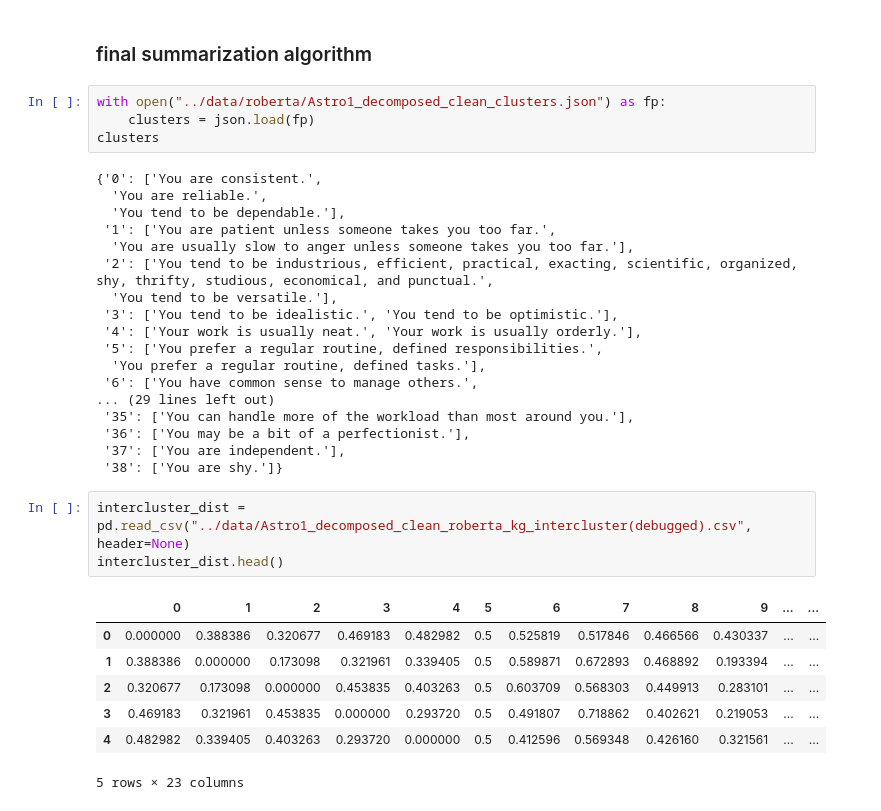
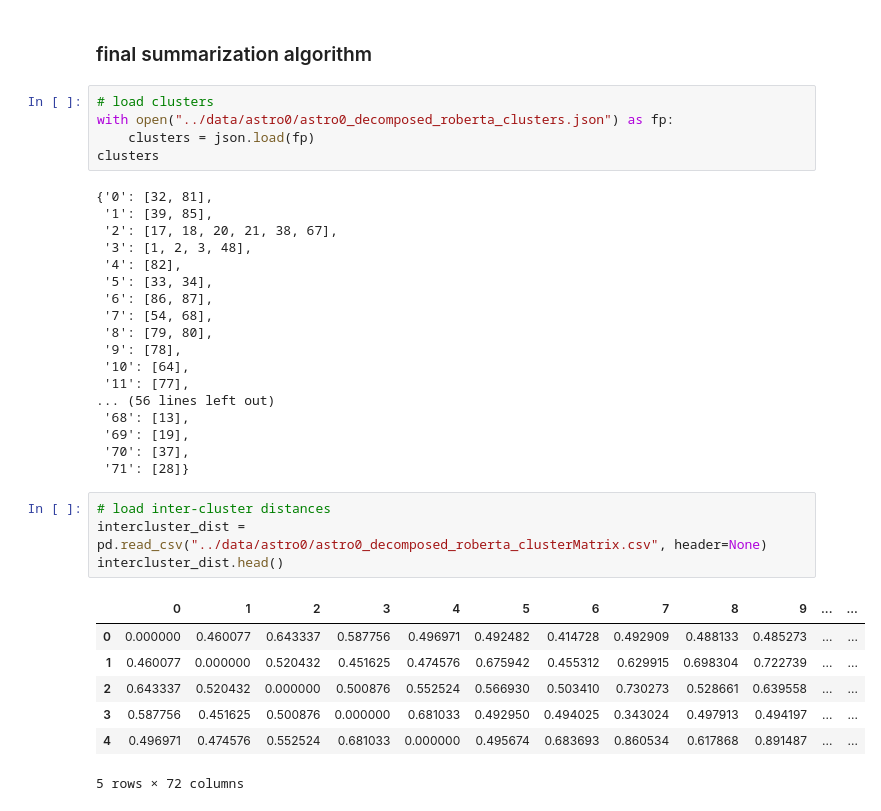
Before and after one commit to llmhyy/comments_summarization, a Jupyter notebook: src/summarize.ipynb, the cells around one changed output. Saved outputs shown, nothing was run; the diff lists cells and outputs as text.

Commit message:
modified summarize.ipynb to work with sentence indices; ran summarization algo on astro0_decomposed.

```diff
--- a/src/summarize.ipynb
+++ b/src/summarize.ipynb
@@ -6,35 +6,37 @@ import numpy as np
 # %% [markdown]
 ### final summarization algorithm
 # %%
-with open("../data/roberta/Astro1_decomposed_clean_clusters.json") as fp:
+# load clusters
+with open("../data/astro0/astro0_decomposed_roberta_clusters.json") as fp:
     clusters = json.load(fp)
 clusters
 # %% [output]
-{'0': ['You are consistent.',
-  'You are reliable.',
-  'You tend to be dependable.'],
- '1': ['You are patient unless someone takes you too far.',
-  'You are usually slow to anger unless someone takes you too far.'],
- '2': ['You tend to be industrious, efficient, practical, exacting, scientific, organized, shy, thrifty, studious, economical, and punctual.',
-  'You tend to be versatile.'],
- '3': ['You tend to be idealistic.', 'You tend to be optimistic.'],
- '4': ['Your work is usually neat.', 'Your work is usually orderly.'],
- '5': ['You prefer a regular routine, defined responsibilities.',
-  'You prefer a regular routine, defined tasks.'],
- '6': ['You have common sense to manage others.',
-... (29 lines left out)
- '35': ['You can handle more of the workload than most around you.'],
- '36': ['You may be a bit of a perfectionist.'],
- '37': ['You are independent.'],
- '38': ['You are shy.']}
+{'0': [32, 81],
+ '1': [39, 85],
+ '2': [17, 18, 20, 21, 38, 67],
+ '3': [1, 2, 3, 48],
+ '4': [82],
+ '5': [33, 34],
+ '6': [86, 87],
+ '7': [54, 68],
+ '8': [79, 80],
+ '9': [78],
+ '10': [64],
+ '11': [77],
+... (56 lines left out)
+ '68': [13],
+ '69': [19],
+ '70': [37],
+ '71': [28]}
 # %%
-intercluster_dist = pd.read_csv("../data/Astro1_decomposed_clean_roberta_kg_intercluster(debugged).csv", header=None)
+# load inter-cluster distances
+intercluster_dist = pd.read_csv("../data/astro0/astro0_decomposed_roberta_clusterMatrix.csv", header=None)
 intercluster_dist.head()
 # %% [output]
 |  | 0 | 1 | 2 | 3 | 4 | 5 | 6 | 7 | 8 | 9 | ... | ... |
-| 0 | 0.000000 | 0.388386 | 0.320677 | 0.469183 | 0.482982 | 0.5 | 0.525819 | 0.517846 | 0.466566 | 0.430337 | ... | ... |
-| 1 | 0.388386 | 0.000000 | 0.173098 | 0.321961 | 0.339405 | 0.5 | 0.589871 | 0.672893 | 0.468892 | 0.193394 | ... | ... |
-| 2 | 0.320677 | 0.173098 | 0.000000 | 0.453835 | 0.403263 | 0.5 | 0.603709 | 0.568303 | 0.449913 | 0.283101 | ... | ... |
-| 3 | 0.469183 | 0.321961 | 0.453835 | 0.000000 | 0.293720 | 0.5 | 0.491807 | 0.718862 | 0.402621 | 0.219053 | ... | ... |
-| 4 | 0.482982 | 0.339405 | 0.403263 | 0.293720 | 0.000000 | 0.5 | 0.412596 | 0.569348 | 0.426160 | 0.321561 | ... | ... |
+| 0 | 0.000000 | 0.460077 | 0.643337 | 0.587756 | 0.496971 | 0.492482 | 0.414728 | 0.492909 | 0.488133 | 0.485273 | ... | ... |
+| 1 | 0.460077 | 0.000000 | 0.520432 | 0.451625 | 0.474576 | 0.675942 | 0.455312 | 0.629915 | 0.698304 | 0.722739 | ... | ... |
+| 2 | 0.643337 | 0.520432 | 0.000000 | 0.500876 | 0.552524 | 0.566930 | 0.503410 | 0.730273 | 0.528661 | 0.639558 | ... | ... |
+| 3 | 0.587756 | 0.451625 | 0.500876 | 0.000000 | 0.681033 | 0.492950 | 0.494025 | 0.343024 | 0.497913 | 0.494197 | ... | ... |
+| 4 | 0.496971 | 0.474576 | 0.552524 | 0.681033 | 0.000000 | 0.495674 | 0.683693 | 0.860534 | 0.617868 | 0.891487 | ... | ... |
-5 rows × 23 columns
+5 rows × 72 columns
```
Also changed, not shown: parts of 18 cells of this notebook.
